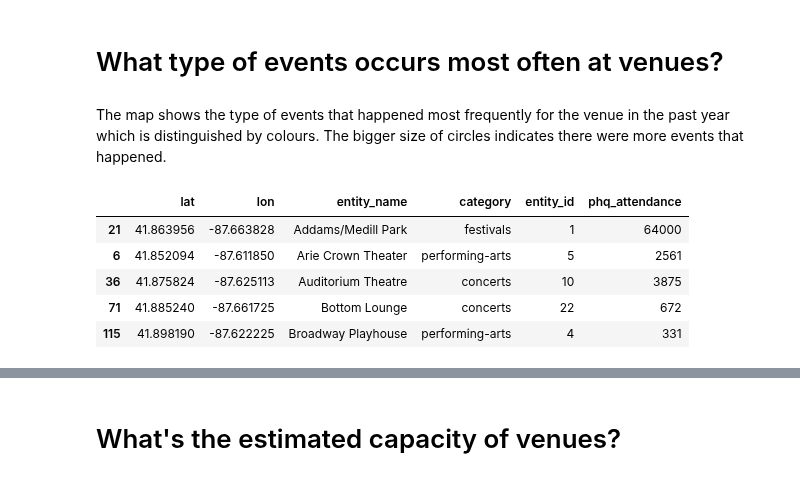
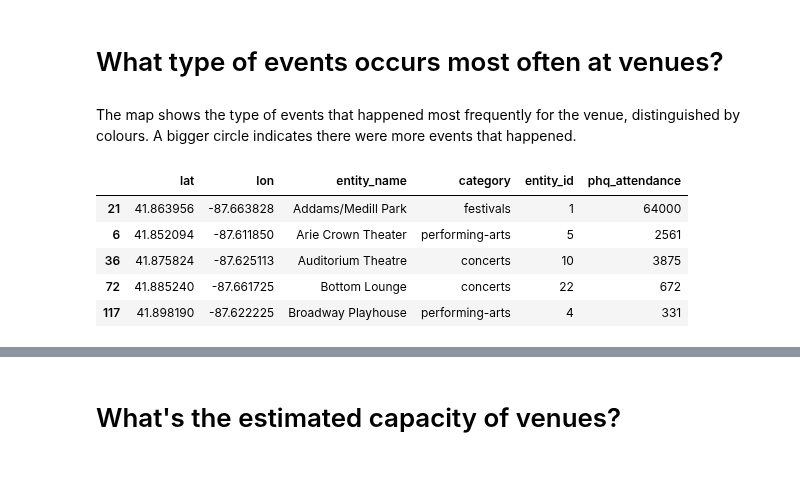
Before and after one commit to predicthq/phq-data-science-docs, a Jupyter notebook: venues/venues-example.ipynb, the cells around one changed output, grey strips where cells are left out. Cells and saved outputs as stored; diff of their text form; code cells hidden in the pictures.

```diff
--- a/venues/venues-example.ipynb
+++ b/venues/venues-example.ipynb
@@ -102,9 +96,9 @@ You could also use either of these parameters depending on your time period of i
 
 The default example in this notebook is to search for the whole of 2021.
 # %%
-start_time = "2021-01-01"
-end_time = "2021-12-31"
-parameters.update(active__gte=start_time)
-parameters.update(active__lte=end_time)
+start_date = "2021-01-01"
+end_date = "2021-12-31"
+parameters.update(active__gte=start_date)
+parameters.update(active__lte=end_date)
 # %% [markdown]
 #### Timezone
@@ -264,16 +260,21 @@ fig.show()
 <a id='venue_most_freq_type'></a>
 # What type of events occurs most often at venues?
 # %% [markdown]
-The map shows the type of events that happened most frequently for the venue in the past year which is distinguished by colours. The bigger size of circles indicates there were more events that happened.
+The map shows the type of events that happened most frequently for the venue, distinguished by colours. A bigger circle indicates there were more events that happened.
 # %%
-agg_df = event_df[event_df.entity_type=='venue'].groupby(['lat','lon','entity_name','category']).agg({'entity_id':'count','phq_attendance':'max'}).reset_index()
-venue_type = agg_df.loc[agg_df.reset_index().groupby(['entity_name'])['entity_id'].idxmax()]
+agg_df = (
+    event_df[event_df.entity_type == "venue"]
+    .groupby(["lat", "lon", "entity_name", "category"])
+    .agg({"entity_id": "count", "phq_attendance": "max"})
+    .reset_index()
+)
+venue_type = agg_df.loc[agg_df.reset_index().groupby(["entity_name"])["entity_id"].idxmax()]
 venue_type.head()
 # %% [output]
 |  | lat | lon | entity_name | category | entity_id | phq_attendance |
 | 21 | 41.863956 | -87.663828 | Addams/Medill Park | festivals | 1 | 64000 |
 | 6 | 41.852094 | -87.611850 | Arie Crown Theater | performing-arts | 5 | 2561 |
 | 36 | 41.875824 | -87.625113 | Auditorium Theatre | concerts | 10 | 3875 |
-| 71 | 41.885240 | -87.661725 | Bottom Lounge | concerts | 22 | 672 |
-| 115 | 41.898190 | -87.622225 | Broadway Playhouse | performing-arts | 4 | 331 |
+| 72 | 41.885240 | -87.661725 | Bottom Lounge | concerts | 22 | 672 |
+| 117 | 41.898190 | -87.622225 | Broadway Playhouse | performing-arts | 4 | 331 |
 # %%
```
Also changed, not shown: parts of 31 cells of this notebook, 1 other file.
